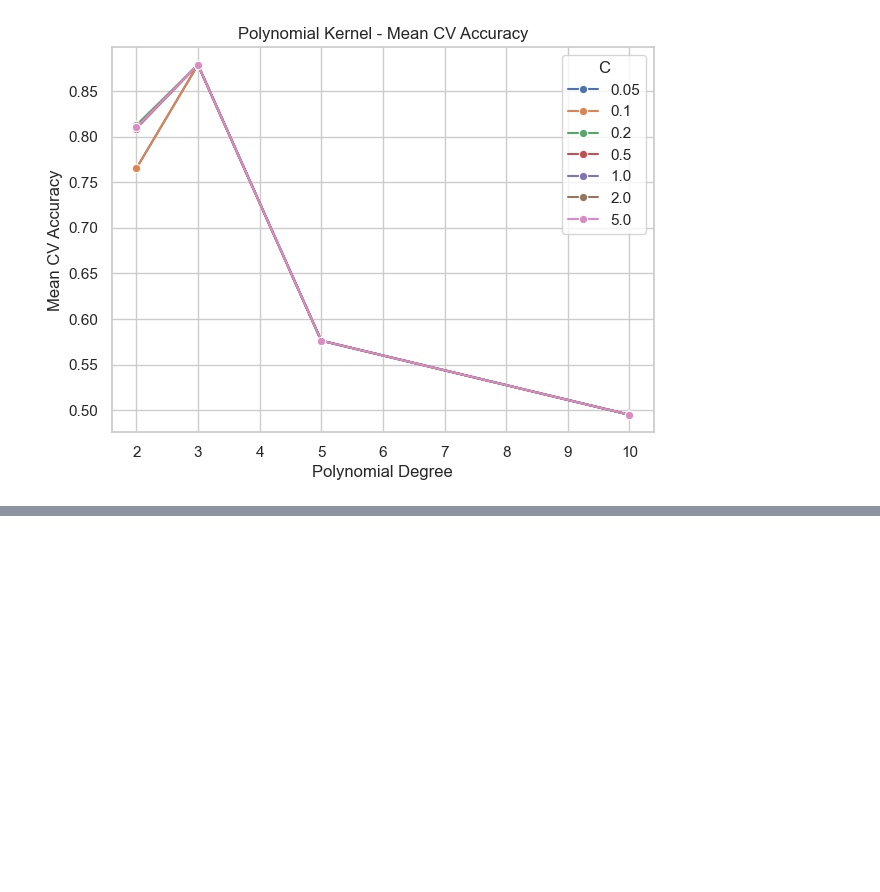
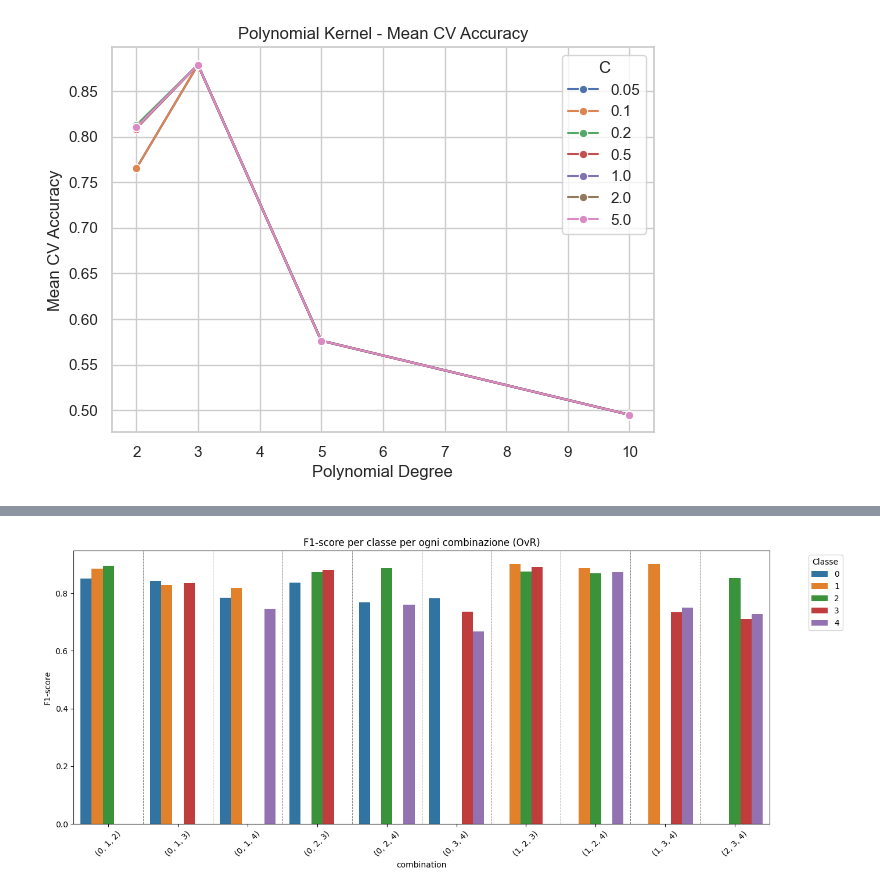
Before and after one commit to gheb02/Optimization-Methods-for-Data-Science, a Jupyter notebook: SVM_part.ipynb, the cells around one changed output, grey strips where cells are left out. Drawn from its saved outputs; the diff is of its cells as text; code cells hidden in the pictures; blank space fills up the shorter version.

```diff
--- a/SVM_part.ipynb
+++ b/SVM_part.ipynb
@@ -1280,0 +1341,8 @@ if not poly_df.empty:
+# %%
+from itertools import combinations
+
+unique_values = df_2['gt'].unique()
+possible_combinations = list(combinations(unique_values, 3))
+
+for combo in possible_combinations:
+    print(combo)
@@ -1280,0 +1505,5 @@ if not poly_df.empty:
+# %%
+for i in range(len(results_ovr_classic_fit)):
+    res = results_ovr_classic_fit[i]
+    print("Classi:", res['classes'])
+    print("Accuracy:", res['report']['accuracy'])
@@ -1280,0 +1531,80 @@ if not poly_df.empty:
+# %%
+import matplotlib.pyplot as plt
+import seaborn as sns
+import pandas as pd
+
+# Raccogli i dati in una lista per creare un DataFrame
+plot_data = []
+
+for result in results_ovr_classic_fit:
+    comb = result['classes']
+    report = result['report']
+
+    # Aggiungi le metriche per ogni classe
+    for class_label, metrics in report.items():
+        if class_label in ['accuracy', 'macro avg', 'weighted avg']:
+            continue
+        plot_data.append({
+            'class': class_label,
+            'f1-score': metrics['f1-score'],
+            'precision': metrics['precision'],
+            'recall': metrics['recall'],
+            'combination': str(comb)
+        })
+
+    # Aggiungi accuracy globale
+    plot_data.append({
+        'class': 'overall',
+        'f1-score': report['accuracy'],  # f1-score = accuracy in caso binario
+        'precision': None,
+        'recall': None,
+        'combination': str(comb)
+    })
+
+# Crea un DataFrame per i grafici
+df_plot = pd.DataFrame(plot_data)
+
+# ----------- 📊 GRAFICO F1-score PER CLASSE CON LINEE DIVISORIE -----------
+
+plt.figure(figsize=(14, 6))
+
+# Filtra i dati per escludere 'overall'
+df_classes = df_plot[df_plot['class'] != 'overall']
+
+ax = sns.barplot(
+    data=df_classes,
+    x='combination', y='f1-score', hue='class'
+)
+plt.title("F1-score per classe per ogni combinazione (OvR)")
+plt.ylabel("F1-score")
+plt.xticks(rotation=45)
+plt.legend(title='Classe', bbox_to_anchor=(1.05, 1), loc='upper left')
+
+# ➖ Aggiunta di linee divisorie tra le combinazioni
+# Calcola il numero di classi uniche (escludendo 'overall')
+n_classes = df_classes['class'].nunique()
+
+# Calcola il numero di combinazioni
+combinations = df_classes['combination'].unique()
+n_combinations = len(combinations)
+
+# Le linee divisorie vanno posizionate tra i gruppi di barre
+# Ogni gruppo ha n_classes barre, quindi le linee vanno a: 0.5, 1.5, 2.5, etc.
+for i in range(n_combinations - 1):
+    plt.axvline(x=i + 0.5, color='gray', linestyle='--', linewidth=0.7)
+
+plt.tight_layout()
+plt.show()
+
+# ----------- 📊 GRAFICO ACCURACY PER COMBINAZIONE -----------
+
+plt.figure(figsize=(10, 5))
+sns.barplot(data=df_plot[df_plot['class'] == 'overall'],
+           x='combination', y='f1-score', color='skyblue')
+plt.title("Accuracy per combinazione (OvR)")
+plt.ylabel("Accuracy")
+plt.xticks(rotation=45)
+plt.tight_layout()
+plt.show()
+# %% [output]
+[figure, added]
```
Also changed, not shown: parts of 18 cells of this notebook, 1 other file.
